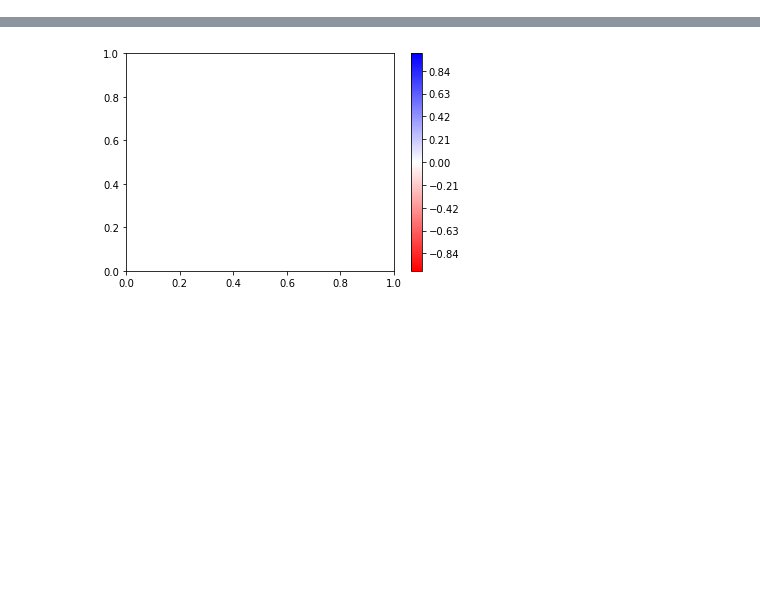
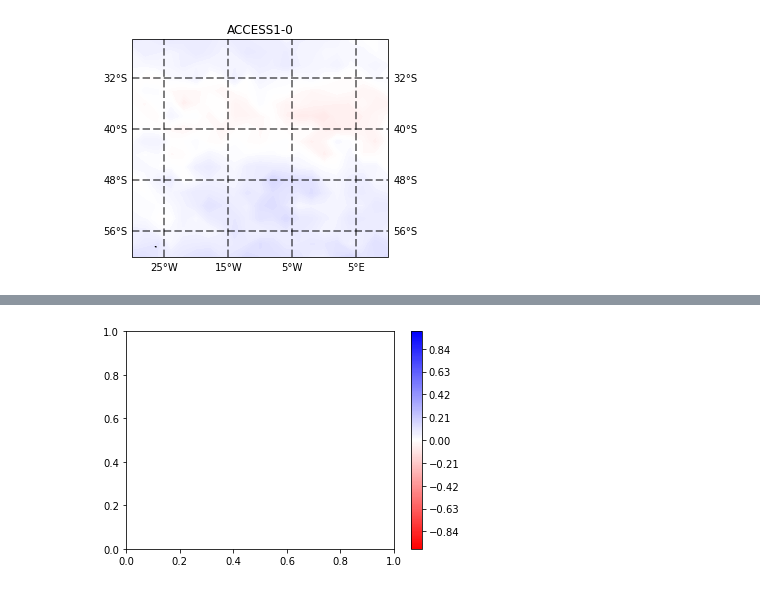
Before and after one commit to peterm790/MASTERS, a Jupyter notebook: FRONT/Front_Plots.ipynb, the cells around one changed output, grey strips where cells are left out. Cells and saved outputs as stored; diff of their text form; code cells hidden in the pictures; blank space fills up the shorter version.

```diff
--- a/FRONT/Front_Plots.ipynb
+++ b/FRONT/Front_Plots.ipynb
@@ -16,14 +16,14 @@ if __name__ == "__main__":
     client = Client(cluster)
 # %%
-files = glob.glob("../FRONT_FILES/native/3-hourly/*.nc")
+files = glob.glob("../FRONT_FILES/native/seasonal/*.nc")
 # %%
 models = []
 for file in files:
     models.append(file.split('/')[-1].split('_')[0])
 # %%
-two_deg = xr.open_dataset('../FRONT_FILES/2deg/3-hourly/ERA5_seasonal_fronts_2deg.nc')
-new_lat = two_deg.latitude.values
-new_lon = two_deg.longitude.values
+two_deg = xr.open_dataset('../FRONT_FILES/2deg/seasonal/ERA5_seasonal_fronts_2deg.nc')
+new_lat = two_deg.lat.values
+new_lon = two_deg.lon.values
 # %%
 dic = {}
 for model,file in zip(models,files):
@@ -73,28 +100,32 @@ plt.savefig('../FRONT_OUT/seasonality/seasonality_cbar.pdf',orientation= 'horizo
 # %%
 levels = np.linspace(-1, 1, 201)
 # %%
-for index in dic:
+#for index in dic:
+for index in ['ACCESS1-0']:
     if index == 'NOAA':
         pass
     else:
         ref = dic['NOAA'].mean(dim='season')
         anom = dic[index].mean(dim='season') - ref
         ax = plt.axes(projection=ccrs.PlateCarree())
         ax.coastlines('50m', linewidth=0.8)
         a = ax.contourf(anom.lon.values,anom.lat.values,anom.values,levels = levels, cmap = 'bwr_r')
         for c in a.collections:
             c.set_edgecolor("face")
         gl = ax.gridlines(crs=ccrs.PlateCarree(), linewidth=2, color='black', alpha=0.5, linestyle='--', draw_labels=True)
         gl.top_labels = False
         gl.left_lables = False
         gl.right_labels=True
         gl.xlines = True
         gl.xlocator = mticker.FixedLocator([-25,-15,-5,5,15])
         gl.ylocator = mticker.FixedLocator([-32,-40,-48,-56])
         gl.xformatter = LONGITUDE_FORMATTER
         gl.yformatter = LATITUDE_FORMATTER
         plt.title(str(index))
         plt.savefig('../FRONT_OUT/annual_1981/'+str(index)+"_annual_1981.png")
         plt.savefig('../FRONT_OUT/annual_1981/'+str(index)+"_annual_1981.pdf")
-        plt.close()
+        #plt.close()
+        plt.show()
+# %% [output]
+[figure, added]
 # %%
```
Also changed, not shown: parts of 9 cells of this notebook, 1 other file.
